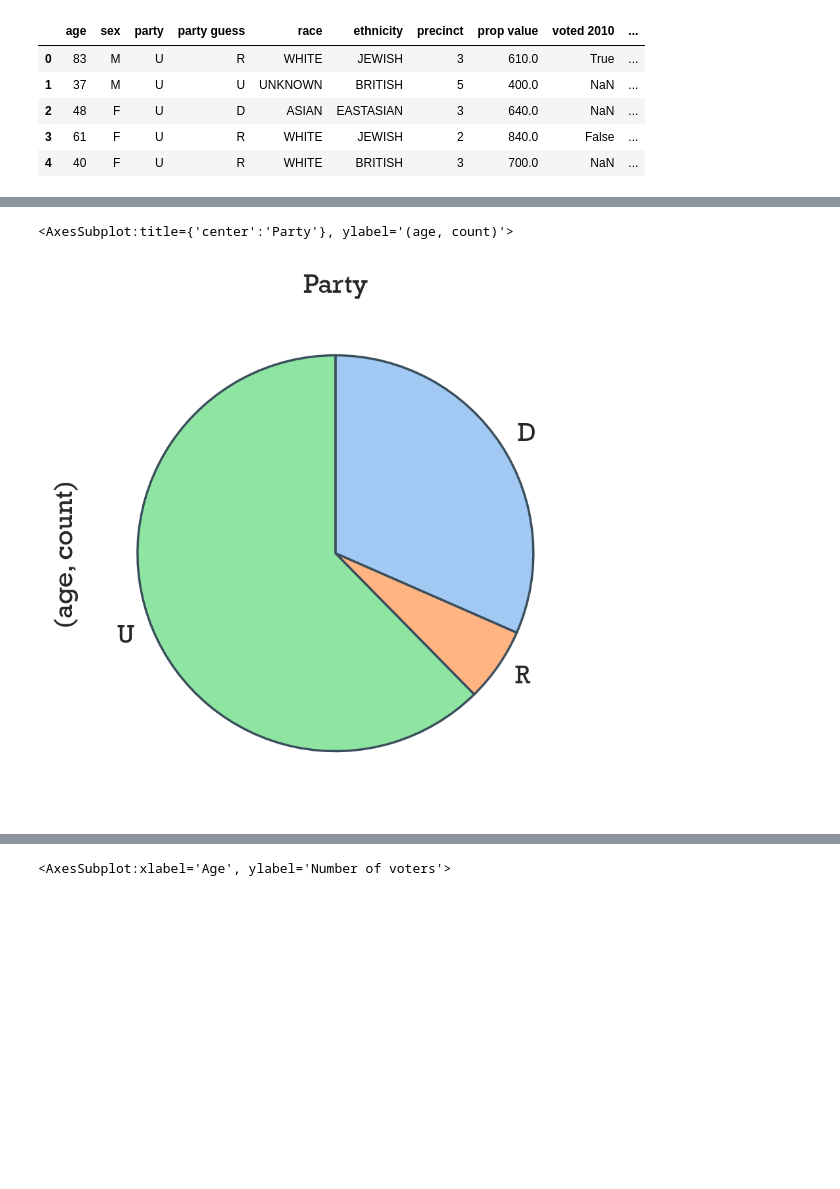
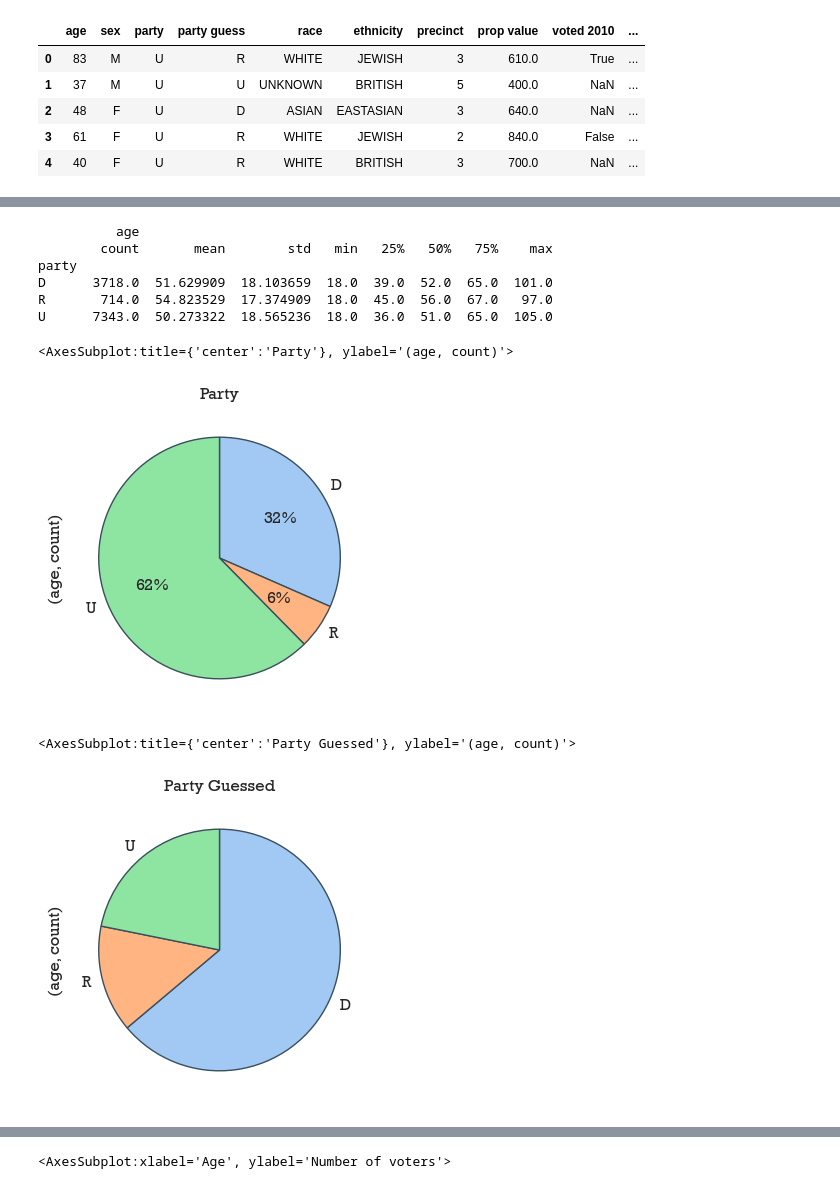
Before and after one commit to lajos/predict-voter-propensity-linear, a Jupyter notebook: a quick look at the data.ipynb, the cells around one changed output, grey strips where cells are left out. Drawn from its saved outputs; the diff is of its cells as text; code cells hidden in the pictures; blank space fills up the shorter version.

```diff
--- a/a quick look at the data.ipynb
+++ b/a quick look at the data.ipynb
@@ -11,5 +13,6 @@ import numpy as np
 import seaborn as sns
 import matplotlib.pyplot as plt
 
+# plots should be displayed inline, set DPI to match monitor
 %matplotlib inline
-plt.rcParams['figure.dpi'] = 250
+plt.rcParams['figure.dpi'] = 100
@@ -100,10 +114,28 @@ df[['ethnicity','age']].groupby('ethnicity').describe()['age','count'].plot(kind
+# %%
+# plot pie chart for 'party' column
+sns.set_theme()
+sns.set(style="whitegrid", palette='pastel',font="Rockwell")
+print(df[['party','age']].groupby('party').describe())
+df[['party','age']].groupby('party').describe()['age','count'].plot(kind='pie',
+        title='Party', counterclock=False, startangle=-270, autopct = "%.0f%%",
+        wedgeprops={'edgecolor':'#3a4e5c','linewidth': 1, 'antialiased': True})
+# %% [output]
+          age
+        count       mean        std   min   25%   50%   75%    max
+party
+D      3718.0  51.629909  18.103659  18.0  39.0  52.0  65.0  101.0
+R       714.0  54.823529  17.374909  18.0  45.0  56.0  67.0   97.0
+U      7343.0  50.273322  18.565236  18.0  36.0  51.0  65.0  105.0
+<AxesSubplot:title={'center':'Party'}, ylabel='(age, count)'>
+[figure, added]
 # %%
+# plot pie chart for 'party guessed' column
 sns.set_theme()
 sns.set(style="whitegrid", palette='pastel',font="Rockwell")
-df[['party','age']].groupby('party').describe()['age','count'].plot(kind='pie',
-        title='Party', counterclock=False, startangle=-270,
+df[['party guess','age']].groupby('party guess').describe()['age','count'].plot(kind='pie',
+        title='Party Guessed', counterclock=False, startangle=-270,
         wedgeprops={'edgecolor':'#3a4e5c','linewidth': 1, 'antialiased': True})
 # %% [output]
-<AxesSubplot:title={'center':'Party'}, ylabel='(age, count)'>
+<AxesSubplot:title={'center':'Party Guessed'}, ylabel='(age, count)'>
-[figure, old version]
+[figure, new version]
 # %%
```
Also changed, not shown: parts of 18 cells of this notebook, 1 other file.
